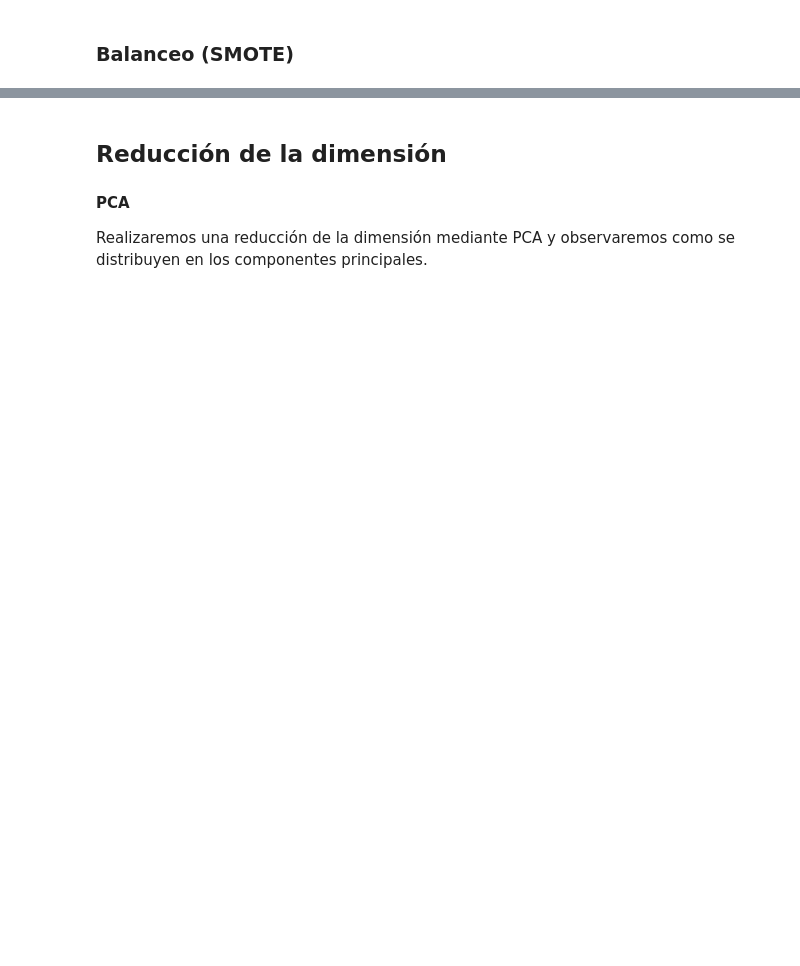
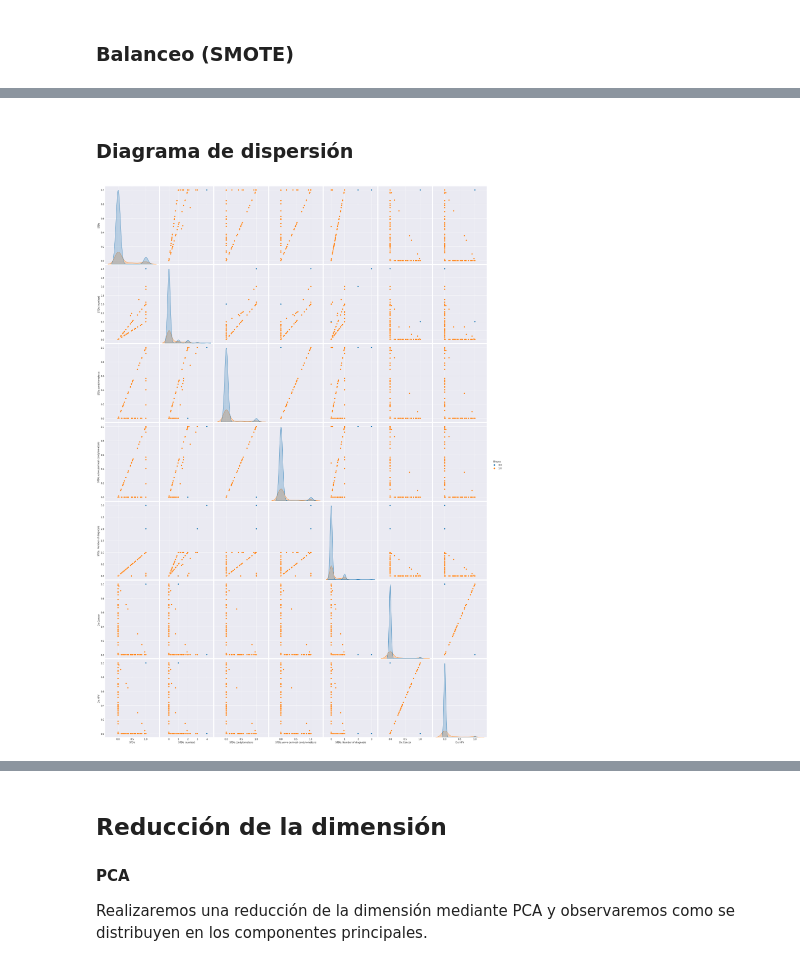
Before and after one commit to nelsonsp2/AAD, a Jupyter notebook: Proyecto2/Proyecto2.ipynb, the cells around one changed output, grey strips where cells are left out. Cells and saved outputs as stored; diff of their text form; code cells hidden in the pictures; blank space fills up the shorter version.

```diff
--- a/Proyecto2/Proyecto2.ipynb
+++ b/Proyecto2/Proyecto2.ipynb
@@ -252,11 +282,15 @@ X_res
+# %% [markdown]
+### Diagrama de dispersión
 # %%
 sns.pairplot(dft, x_vars=[ 'STDs', 'STDs (number)', 'STDs:condylomatosis',
          'STDs:vulvo-perineal condylomatosis',
          'STDs: Number of diagnosis',
-       'Dx:Cancer',   'Dx:HPV', 'Biopsy'], y_vars=[ 'STDs', 'STDs (number)', 'STDs:condylomatosis',
+       'Dx:Cancer',   'Dx:HPV'], y_vars=[ 'STDs', 'STDs (number)', 'STDs:condylomatosis',
          'STDs:vulvo-perineal condylomatosis',
          'STDs: Number of diagnosis',
-       'Dx:Cancer',   'Dx:HPV', 'Biopsy'], height=5, aspect=0.7,hue="Biopsy")
+       'Dx:Cancer',   'Dx:HPV'], height=5, aspect=0.7,hue="Biopsy")
 plt.show()
+# %% [output]
+[figure, added]
 # %%
 dft.describe()
```
Also changed, not shown: parts of 300 cells of this notebook, 17 other files.
